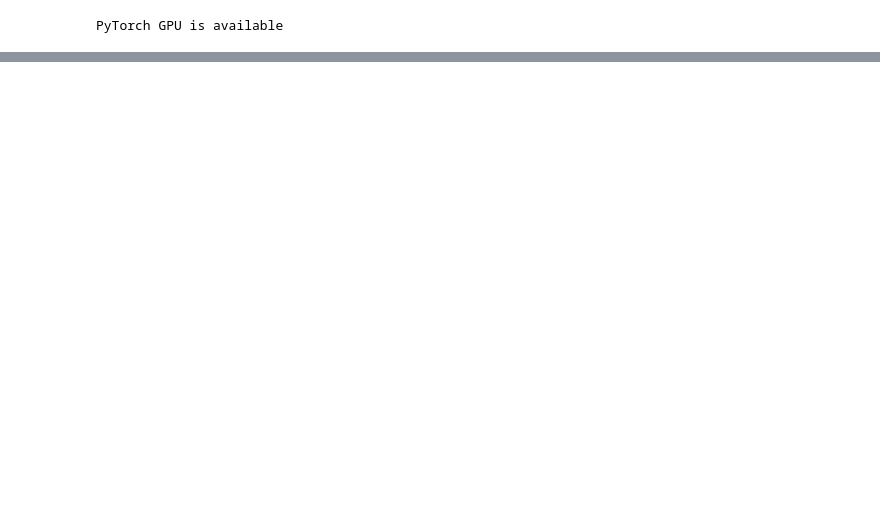
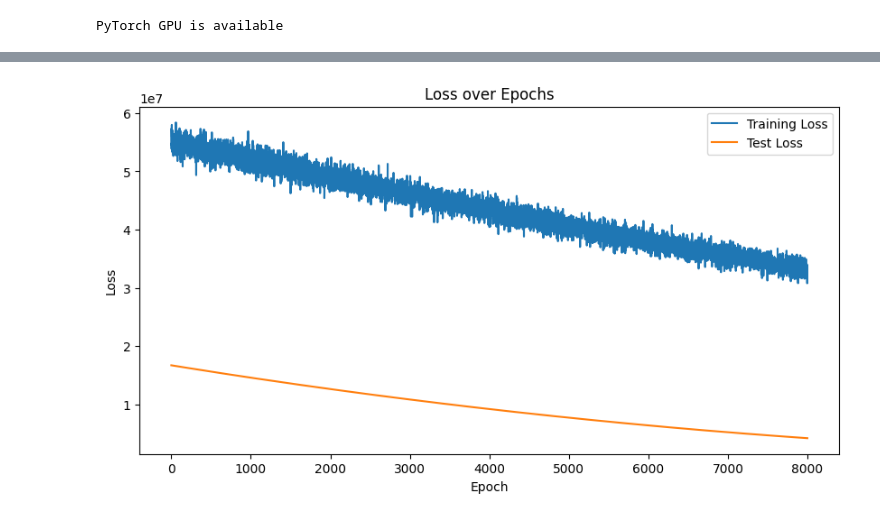
Before and after one commit to Mage-Knight/Intelligent_decision_support_systems, a Jupyter notebook: Lab2/idss-lab-2.ipynb, the cells around one changed output, grey strips where cells are left out. Drawn from its saved outputs; the diff is of its cells as text; code cells hidden in the pictures; blank space fills up the shorter version.

```diff
--- a/Lab2/idss-lab-2.ipynb
+++ b/Lab2/idss-lab-2.ipynb
@@ -51,9 +52,7 @@ def seed_worker(worker_id):
 
 g_train = torch.Generator().manual_seed(RANDOM_SEED)
 # %%
-df = pd.read_csv('train.csv')
+df = pd.read_csv('plate.csv')
 
 df.head()
-
-df.info()
 # %% [output]
@@ -233,18 +256,18 @@ class GRUModel(nn.Module):
         return out
 # %%
 parameter_grid = {
-    'hidden_dim': [20, 50, 100],
-    'seq_length': [10, 20, 30],
-    'num_epochs': [50, 100, 200],
-    'batch_size': [16, 32, 64]
+    'lr': [0.01],
+    'hidden_dim': [100],
+    'seq_length': [10],
+    'batch_size': [64]
 }
 
 # parameter_grid = {
-#     'hidden_dim': [20],
-#     'seq_length': [10],
-#     'num_epochs': [10],
-#     'batch_size': [16]
+#     'lr': [0.1],
+#     'hidden_dim': [25, 50, 75, 100],
+#     'seq_length': [10, 20, 30],
+#     'batch_size': [16, 32, 64, 128]
 # }
 
-best_params = RNNModel.find_best_parameters(X_train_tensor, y_train_tensor, X_test_tensor, y_test_tensor, parameter_grid)
+(best_params, best_model) = RNNModel.find_best_parameters(X_train_tensor, y_train_tensor, X_test_tensor, y_test_tensor, parameter_grid)
 # %% [output]
@@ -251,0 +275,2 @@ Best parameters found: (20, 10, 10, 16), with validation loss: 23828.55771484375
+# %%
+best_model.fit(X_train_tensor, y_train_tensor, X_test_tensor, y_test_tensor, num_epochs=8000, learning_rate=best_params[0], batch_size=best_params[3])
@@ -251,0 +298,4 @@ Best parameters found: (20, 10, 10, 16), with validation loss: 23828.55771484375
+# %%
+best_model.plot_loss()
+# %% [output]
+[figure, added]
```
Also changed, not shown: parts of 11 cells of this notebook, 2 other files.
